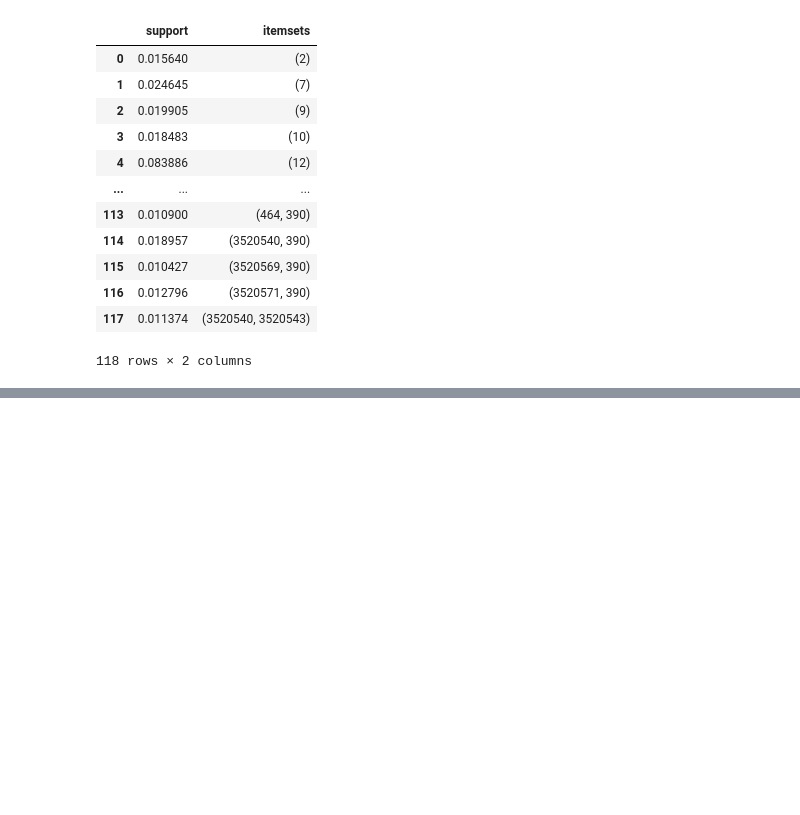
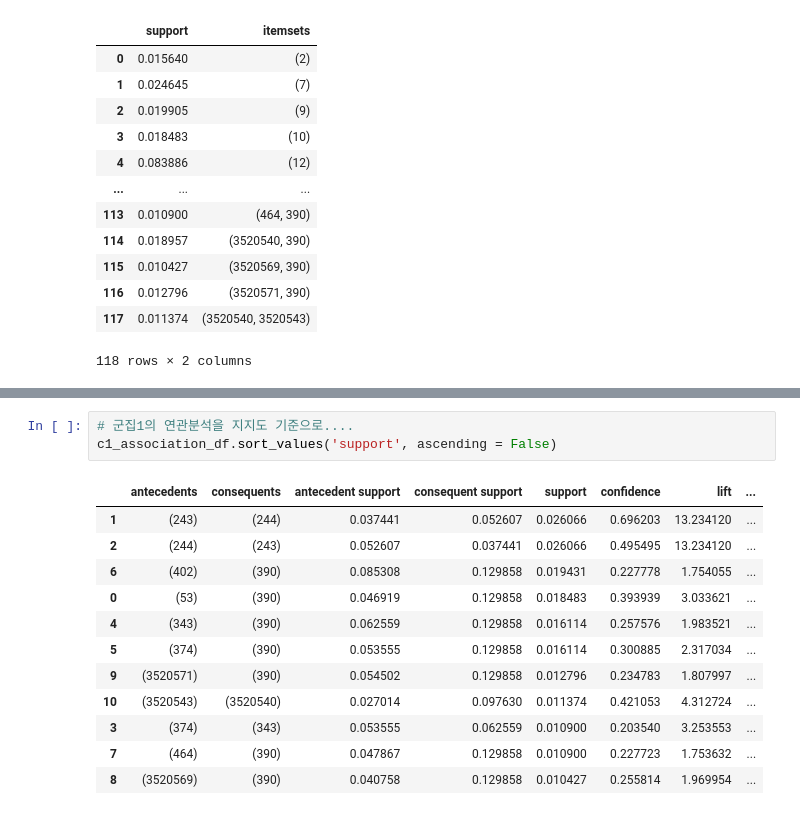
Before and after one commit to marucmc/Innerpeople_duduworld, a Jupyter notebook: 고객세분화_dudu_221008.ipynb, the cells around one changed output, grey strips where cells are left out. Cells and saved outputs as stored; diff of their text form; blank space fills up the shorter version.

```diff
--- a/고객세분화_dudu_221008.ipynb
+++ b/고객세분화_dudu_221008.ipynb
@@ -1455,0 +1491,16 @@ association_rules(apr_c1_df, metric = 'confidence', min_threshold = 0.3)
+# %%
+# 군집1의 연관분석을 지지도 기준으로....
+c1_association_df.sort_values('support', ascending = False)
+# %% [output]
+|  | antecedents | consequents | antecedent support | consequent support | support | confidence | lift | ... |
+| 1 | (243) | (244) | 0.037441 | 0.052607 | 0.026066 | 0.696203 | 13.234120 | ... |
+| 2 | (244) | (243) | 0.052607 | 0.037441 | 0.026066 | 0.495495 | 13.234120 | ... |
+| 6 | (402) | (390) | 0.085308 | 0.129858 | 0.019431 | 0.227778 | 1.754055 | ... |
+| 0 | (53) | (390) | 0.046919 | 0.129858 | 0.018483 | 0.393939 | 3.033621 | ... |
+| 4 | (343) | (390) | 0.062559 | 0.129858 | 0.016114 | 0.257576 | 1.983521 | ... |
+| 5 | (374) | (390) | 0.053555 | 0.129858 | 0.016114 | 0.300885 | 2.317034 | ... |
+| 9 | (3520571) | (390) | 0.054502 | 0.129858 | 0.012796 | 0.234783 | 1.807997 | ... |
+| 10 | (3520543) | (3520540) | 0.027014 | 0.097630 | 0.011374 | 0.421053 | 4.312724 | ... |
+| 3 | (374) | (343) | 0.053555 | 0.062559 | 0.010900 | 0.203540 | 3.253553 | ... |
+| 7 | (464) | (390) | 0.047867 | 0.129858 | 0.010900 | 0.227723 | 1.753632 | ... |
+| 8 | (3520569) | (390) | 0.040758 | 0.129858 | 0.010427 | 0.255814 | 1.969954 | ... |
```
Also changed, not shown: parts of 34 cells of this notebook.
